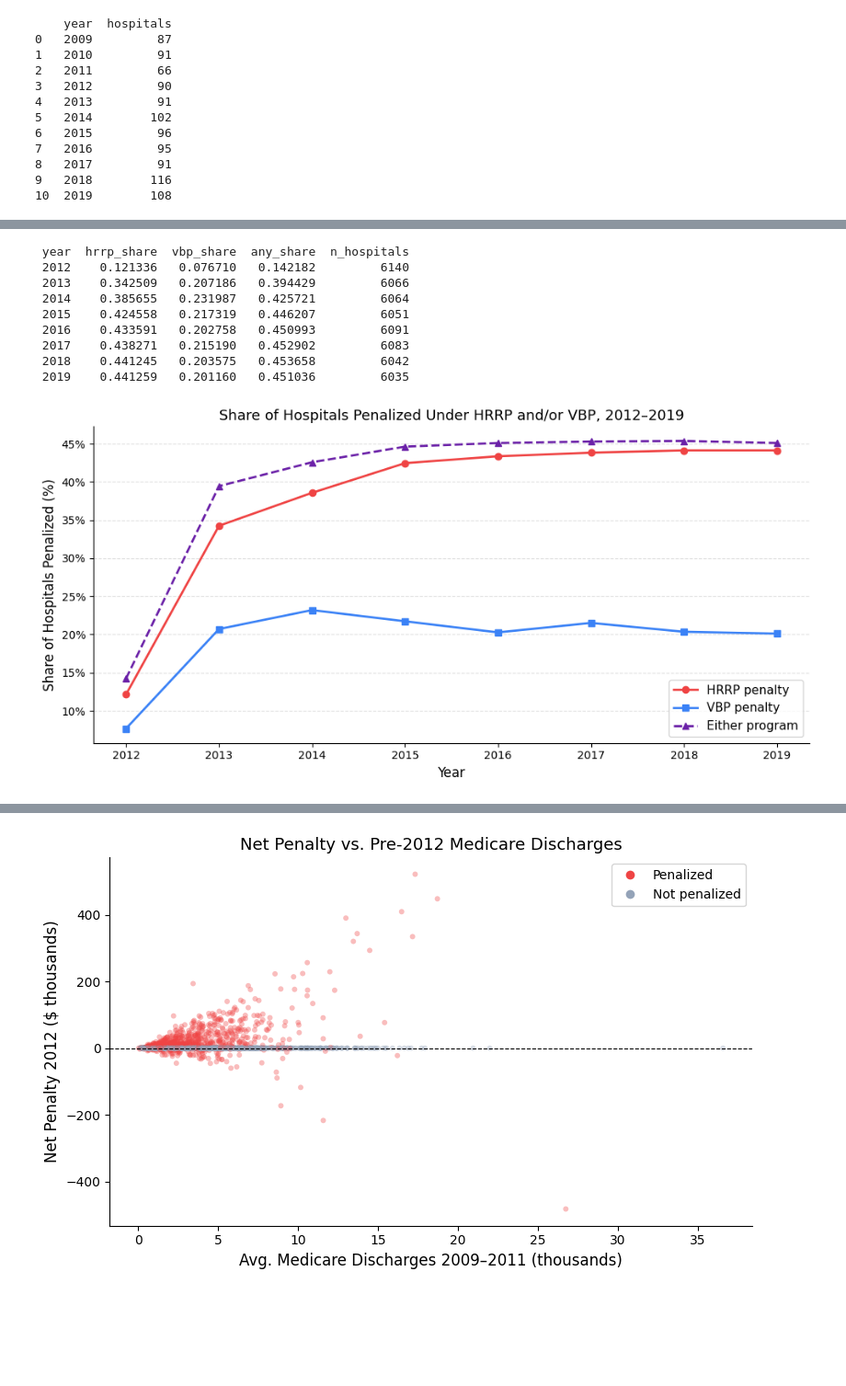
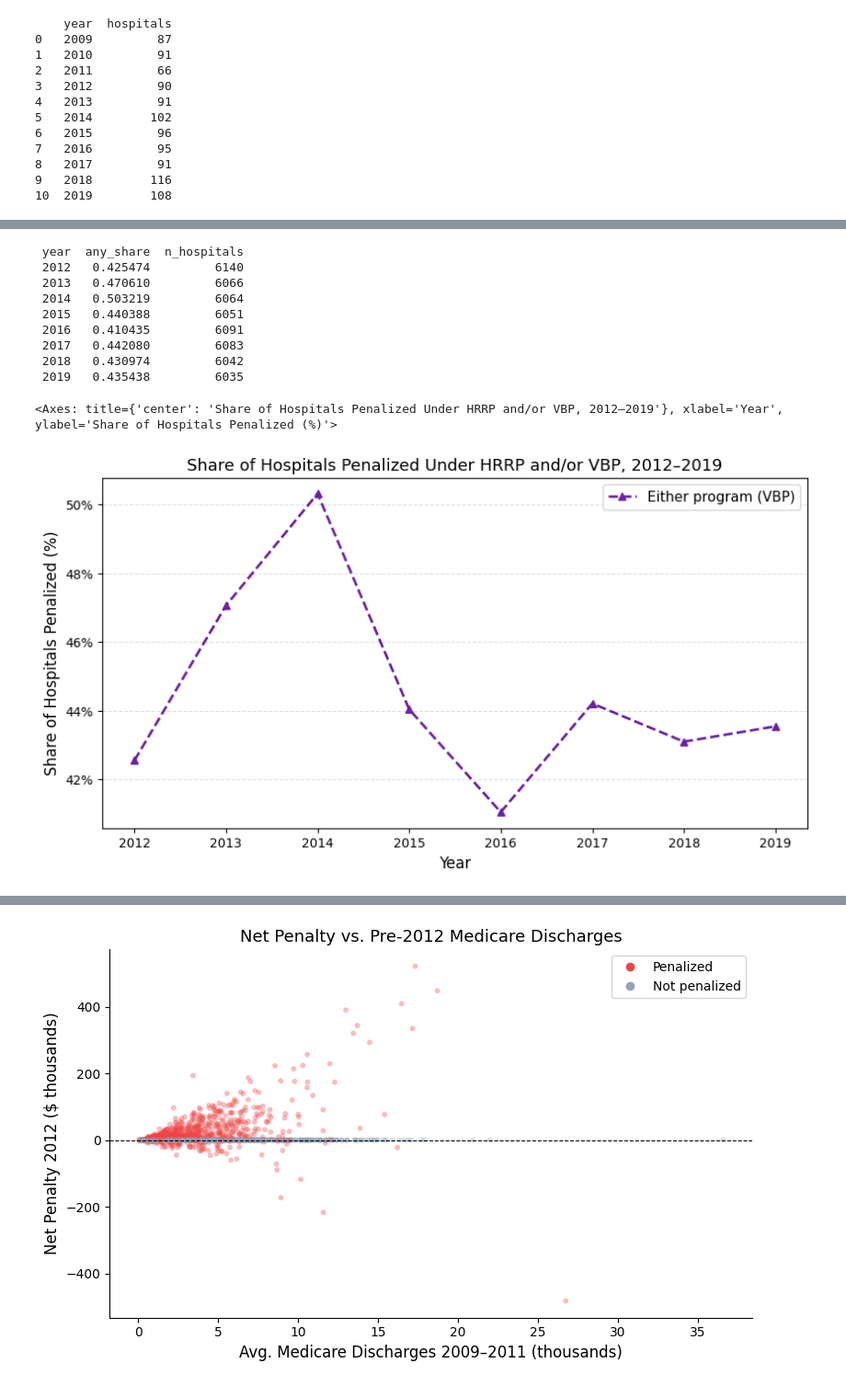
Before and after one commit to SebastianKou/HW4, a Jupyter notebook: HW4-answers.ipynb, the cells around one changed output, grey strips where cells are left out. Shown at 92% size. Saved outputs shown, nothing was run; the diff lists cells and outputs as text; code cells hidden in the pictures; blank space fills up the shorter version.

```diff
--- a/HW4-answers.ipynb
+++ b/HW4-answers.ipynb
@@ -214,65 +231,47 @@ year
 # %%
-#Question 5
-
+#Question 5 - only way i could get it down
 df1 = data[data['year'].between(2012, 2019)].copy()
 
-
-df1['hrrp_penalized'] = df1['hrrp_payment'] > 0
-df1['vbp_penalized']   = df1['hvbp_payment']  < 0
-df1['any_penalized']   = df1['hrrp_penalized'] | df1['vbp_penalized']
-
-#Share of penalized hospitals
-def penalty_share(series):
-    return series.sum() / series.notna().sum()
+df1['vbp_penalized'] = df1['hvbp_payment'].lt(0)
+df1.loc[df1['hvbp_payment'].isna(), 'vbp_penalized'] = float('nan')
 
 summary = (
     df1.groupby('year')
     .agg(
-        hrrp_share  = ('hrrp_penalized', penalty_share),
-        vbp_share   = ('vbp_penalized',  penalty_share),
-        any_share   = ('any_penalized',  penalty_share),
+        any_share   = ('vbp_penalized', lambda x: x.sum() / x.notna().sum()),
         n_hospitals = ('provider_number', 'nunique'),
     )
     .reset_index()
 )
 
 print(summary.to_string(index=False))
 
 fig, ax = plt.subplots(figsize=(10, 5))
 
-ax.plot(summary['year'], summary['hrrp_share'] * 100,
-        marker='o', color='#ef4444', linewidth=2, label='HRRP penalty')
-ax.plot(summary['year'], summary['vbp_share']  * 100,
-        marker='s', color='#3b82f6', linewidth=2, label='VBP penalty')
-ax.plot(summary['year'], summary['any_share']  * 100,
+ax.plot(summary['year'], summary['any_share'] * 100,
         marker='^', color='#6b21a8', linewidth=2, linestyle='--',
-        label='Either program')
+        label='Either program (VBP)')
 
 ax.set_xlabel('Year', fontsize=12)
 ax.set_ylabel('Share of Hospitals Penalized (%)', fontsize=12)
-ax.set_title('Share of Hospitals Penalized Under HRRP and/or VBP, 2012–2019',
-             fontsize=13)
+ax.set_title('Share of Hospitals Penalized Under HRRP and/or VBP, 2012–2019', fontsize=13)
 ax.set_xticks(summary['year'])
 ax.yaxis.set_major_formatter(plt.FuncFormatter(lambda x, _: f'{x:.0f}%'))
 ax.legend(fontsize=11)
 ax.grid(axis='y', linestyle='--', alpha=0.4)
-ax.spines['top'].set_visible(False)
-ax.spines['right'].set_visible(False)
-
-plt.tight_layout()
-plt.savefig('penalty_share_2012_2019.png', dpi=150, bbox_inches='tight')
-plt.show()
+ax
 # %% [output]
- year  hrrp_share  vbp_share  any_share  n_hospitals
- 2012    0.121336   0.076710   0.142182         6140
- 2013    0.342509   0.207186   0.394429         6066
- 2014    0.385655   0.231987   0.425721         6064
- 2015    0.424558   0.217319   0.446207         6051
- 2016    0.433591   0.202758   0.450993         6091
- 2017    0.438271   0.215190   0.452902         6083
- 2018    0.441245   0.203575   0.453658         6042
- 2019    0.441259   0.201160   0.451036         6035
+ year  any_share  n_hospitals
+ 2012   0.425474         6140
+ 2013   0.470610         6066
+ 2014   0.503219         6064
+ 2015   0.440388         6051
+ 2016   0.410435         6091
+ 2017   0.442080         6083
+ 2018   0.430974         6042
+ 2019   0.435438         6035
+<Axes: title={'center': 'Share of Hospitals Penalized Under HRRP and/or VBP, 2012–2019'}, xlabel='Year', ylabel='Share of Hospitals Penalized (%)'>
-[figure, old version]
+[figure, new version]
 # %%
 # Data prep for IV
 
```
Also changed, not shown: parts of 6 cells of this notebook.
